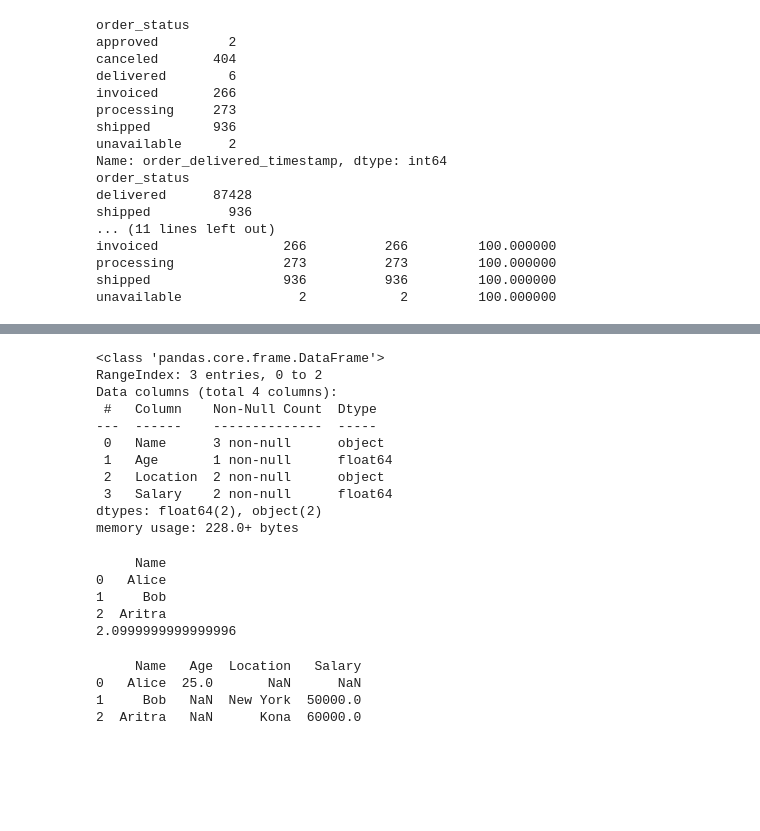
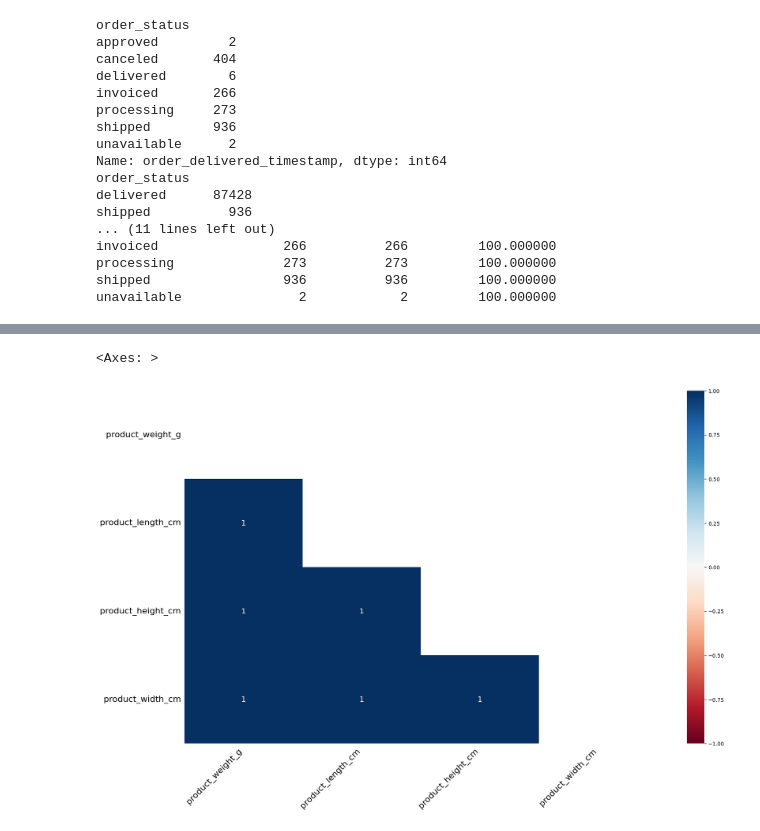
Before and after one commit to nasnah-hansan/Pandas, a Jupyter notebook: Pandas_practice_0.ipynb, the cells around one changed output, grey strips where cells are left out. Cells and saved outputs as stored; diff of their text form; code cells hidden in the pictures; blank space fills up the shorter version.

```diff
--- a/Pandas_practice_0.ipynb
+++ b/Pandas_practice_0.ipynb
@@ -213,52 +146,11 @@ df_cleaned = df[cols_to_keep]
-# %%
-# 결측치를 제거 하는 방법
-# 결측률의 기준을 행으로 잡을지 열로 잡을지에 따라 방법이 달라진다
-# 이 문서 초반에는 한 열의 결측률이 일정 비율 이상이 된다면 제거하라고 했다
-test = {
-    'Name': ['Alice', 'Bob', 'Aritra'],
-    'Age': [25, np.nan, np.nan],
-    'Location': [np.nan, 'New York', 'Kona'],
-    'Salary': [np.nan, 50000, 60000]
-}
-df_test = pd.DataFrame(test)
-df_test.info()
-# %% [output]
-<class 'pandas.core.frame.DataFrame'>
-RangeIndex: 3 entries, 0 to 2
-Data columns (total 4 columns):
- #   Column    Non-Null Count  Dtype
----  ------    --------------  -----
- 0   Name      3 non-null      object
- 1   Age       1 non-null      float64
- 2   Location  2 non-null      object
- 3   Salary    2 non-null      float64
-dtypes: float64(2), object(2)
-memory usage: 228.0+ bytes
-# %%
-# dropna의 'thresh'는 남아 있어야 하는 data 기준이다.
-# 즉 threshold*전체 행의 갯수=남아있어야 하는 하는 data 갯수이다
-# 보통은 '결측치가 몇% 이상이면 그 열을 제거한다'가 일반적이다.
-# 즉, dropna의 thresh는 유의한 data의 갯수가 몇개 이상인 열을 **남긴다**.
-threshold = 0.7
-missing_rate = df_test.isnull().mean()
-# 컬럼의 NA가 아닌 갯수가 thresh 수 이상인
-df_cleaned = df_test.dropna(axis=1, thresh=threshold*len(df_test))
-print(df_cleaned)
-# %% [output]
-     Name
-0   Alice
-1     Bob
-2  Aritra
-2.0999999999999996
-# %%
-# dropna와 다르게 이 방법은 threshold를 넘는 = 결측률이 threshold 미만인 index(column)만 남긴다.
-threshold = 0.7
-missing_rate = df_test.isnull().mean()
-cols_to_keep = missing_rate[missing_rate < threshold].index
-df_cleaned = df_test[cols_to_keep]
-print(df_cleaned)
-# %% [output]
-     Name   Age  Location   Salary
-0   Alice  25.0       NaN      NaN
-1     Bob   NaN  New York  50000.0
-2  Aritra   NaN      Kona  60000.0
+# %%
+# Products에 결측치를 채워보자
+# 우선 weight정보가 없는 행은 크기 정보도 없음을 확인한다.
+# 이것을 "결츨 결합도"라고 한다.
+# 1. 결측치 상관관계 히트맵 : 1에 가까울수록 "A가 결측이면 B도 결측이다"
+import missingno as msno
+spec_cols = ['product_weight_g', 'product_length_cm', 'product_height_cm', 'product_width_cm']
+msno.heatmap(df_Products[spec_cols])
+# %% [output]
+<Axes: >
+[figure, added]
```
Also changed, not shown: parts of 9 cells of this notebook.
